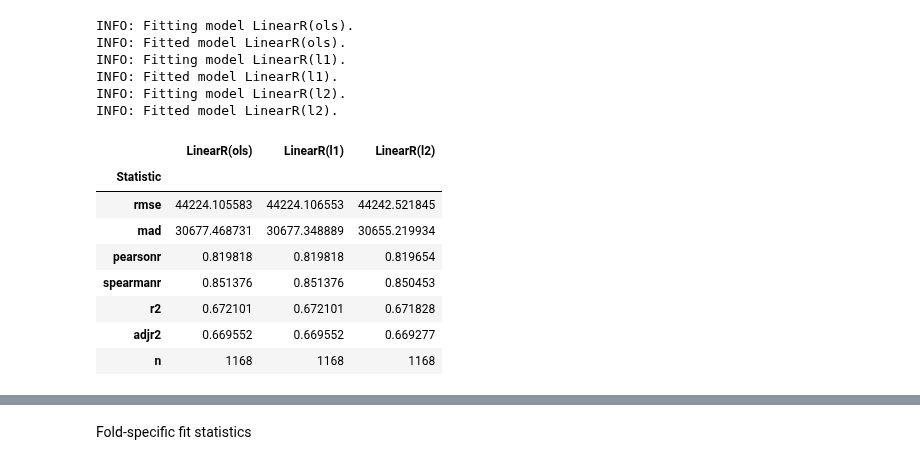
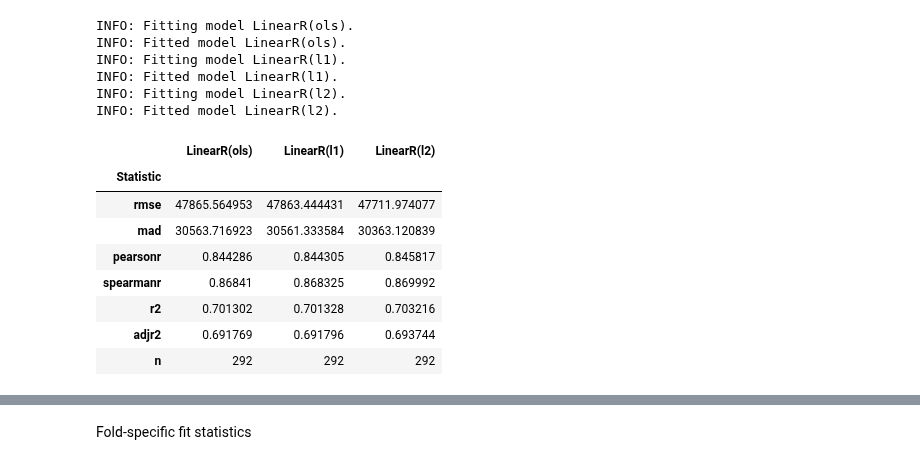
Before and after one commit to ajy25/TabularMagic, a Jupyter notebook: demo/regression/house_prices.ipynb, the cells around one changed output, grey strips where cells are left out. Saved outputs shown, nothing was run; the diff lists cells and outputs as text; code cells hidden in the pictures.

```diff
--- a/demo/regression/house_prices.ipynb
+++ b/demo/regression/house_prices.ipynb
@@ -14,11 +14,11 @@ from tabularmagic.ml import LinearC
 
 
 
-df_train = pd.read_csv(f'{directory_path}/house_price_data/data.csv',
+df = pd.read_csv(f'{directory_path}/house_price_data/data.csv',
                        index_col='Id')
 
-display(df_train.head())
-print('df shape:', df_train.shape)
+display(df.head())
+print('df shape:', df.shape)
 # %% [output]
 |  | MSSubClass | MSZoning | LotFrontage | LotArea | Street | Alley | LotShape | LandContour | Utilities | ... |
 | Id |  |  |  |  |  |  |  |  |  | ... |
@@ -29,7 +29,7 @@ print('df shape:', df_train.shape)
 | 5 | 60 | RL | 84.0 | 14260 | Pave | NaN | IR1 | Lvl | AllPub | ... |
 df shape: (1460, 80)
 # %%
-tm = TabularMagic(df_train, test_size=0.2, name='Housing sale price data')
+tm = TabularMagic(df, test_size=0.2, name='Housing sale price data')
 tm
 # %% [output]
 INFO: Initialization complete. Shapes of train, test DataFrames: (1168, 80),
@@ -178,14 +175,14 @@ INFO: Fitted model LinearR(l1).
 INFO: Fitting model LinearR(l2).
 INFO: Fitted model LinearR(l2).
 # %%
-report.fit_statistics('train')
+report.fit_statistics('test')
 # %% [output]
 |  | LinearR(ols) | LinearR(l1) | LinearR(l2) |
 | Statistic |  |  |  |
-| rmse | 44224.105583 | 44224.106553 | 44242.521845 |
-| mad | 30677.468731 | 30677.348889 | 30655.219934 |
-| pearsonr | 0.819818 | 0.819818 | 0.819654 |
-| spearmanr | 0.851376 | 0.851376 | 0.850453 |
-| r2 | 0.672101 | 0.672101 | 0.671828 |
-| adjr2 | 0.669552 | 0.669552 | 0.669277 |
-| n | 1168 | 1168 | 1168 |
+| rmse | 47865.564953 | 47863.444431 | 47711.974077 |
+| mad | 30563.716923 | 30561.333584 | 30363.120839 |
+| pearsonr | 0.844286 | 0.844305 | 0.845817 |
+| spearmanr | 0.86841 | 0.868325 | 0.869992 |
+| r2 | 0.701302 | 0.701328 | 0.703216 |
+| adjr2 | 0.691769 | 0.691796 | 0.693744 |
+| n | 292 | 292 | 292 |
```
Also changed, not shown: parts of 10 cells of this notebook, 4 other files.
